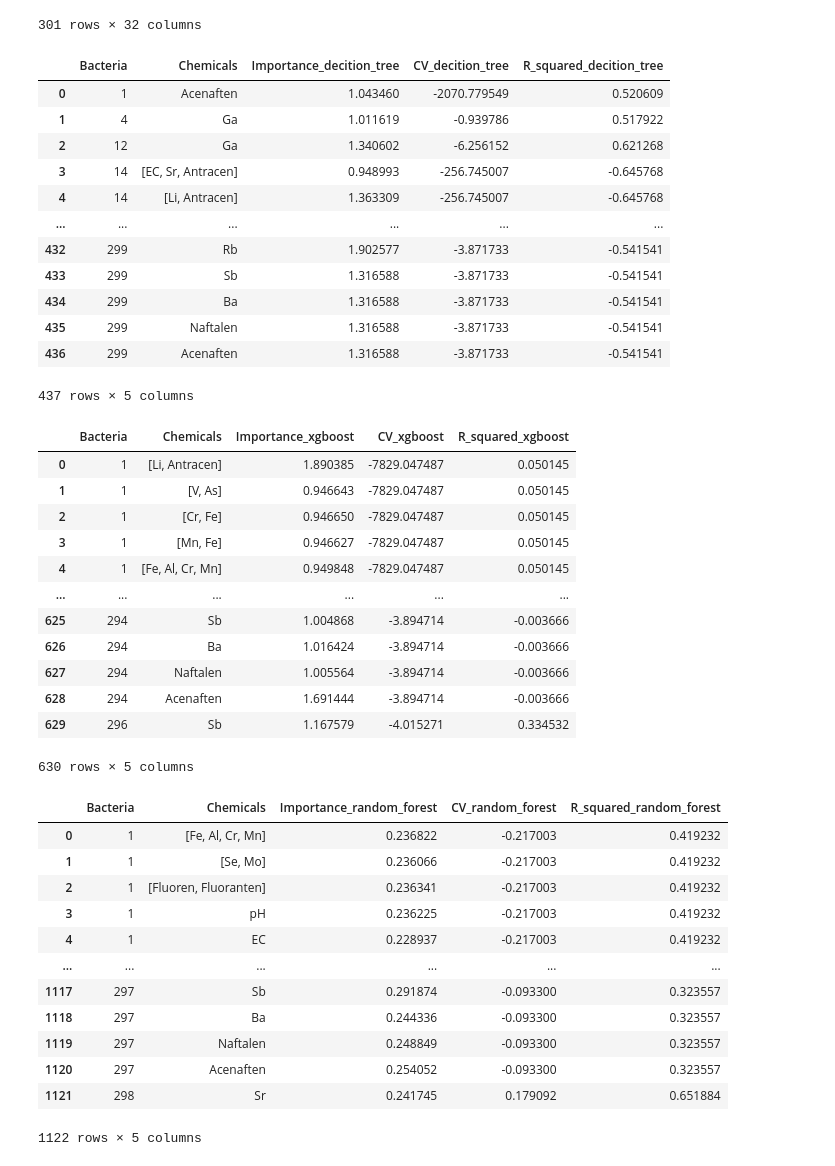
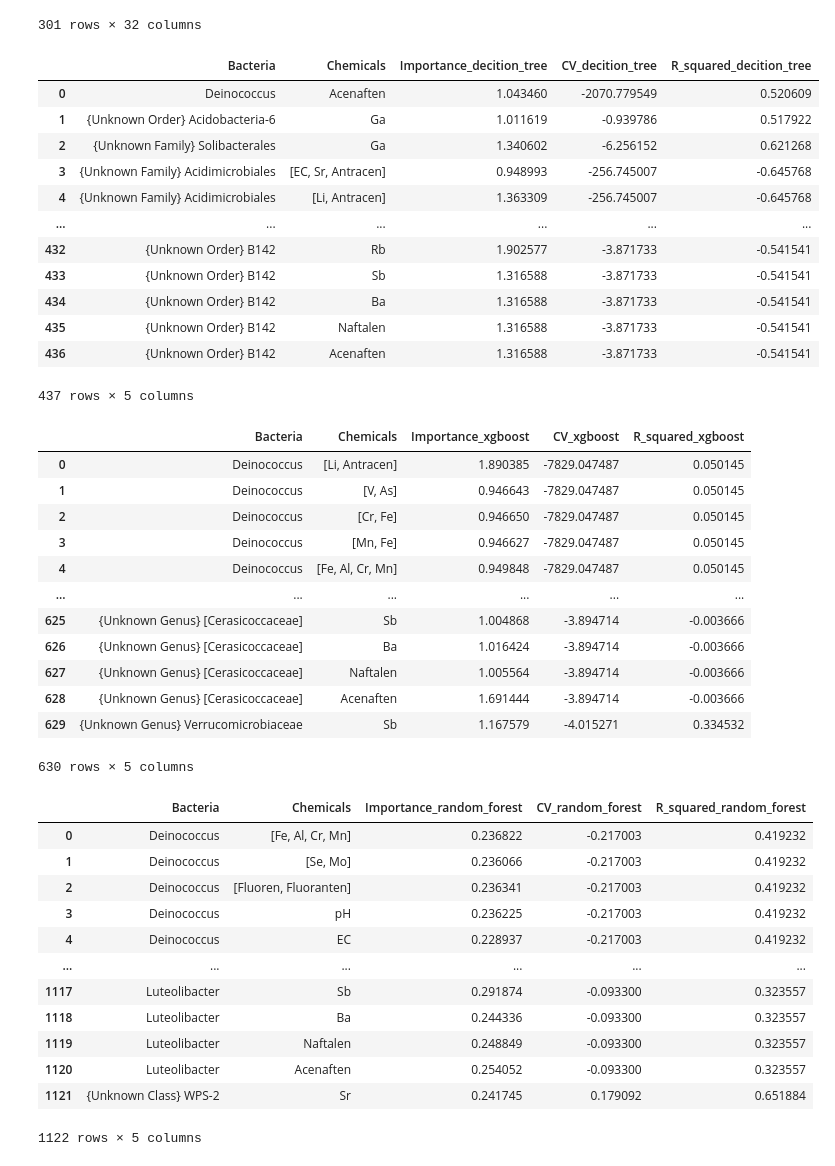
Before and after one commit to melehean/Bioinformatics-Project, a Jupyter notebook: genus_analysis.ipynb, the cells around one changed output. Drawn from its saved outputs; the diff is of its cells as text; code cells hidden in the pictures.

```diff
--- a/genus_analysis.ipynb
+++ b/genus_analysis.ipynb
@@ -54,24 +54,27 @@ genus_data
 # %%
 decition_tree_importance = results_gathering.important_relationships_for_all_bacteria(
     chemical_data,
     genus_data,
     ml_importance_methods.get_decision_tree_importance,
     model_name="decition_tree",
     importance_threshold=0.9)
-decition_tree_importance
+results_to_display_decision_tree = deepcopy(decition_tree_importance)
+names = results_gathering.name_lookup(list(results_to_display_decision_tree['Bacteria']), indices_to_names)
+results_to_display_decision_tree['Bacteria'] = names
+results_to_display_decision_tree
 # %% [output]
 |  | Bacteria | Chemicals | Importance_decition_tree | CV_decition_tree | R_squared_decition_tree |
-| 0 | 1 | Acenaften | 1.043460 | -2070.779549 | 0.520609 |
-| 1 | 4 | Ga | 1.011619 | -0.939786 | 0.517922 |
-| 2 | 12 | Ga | 1.340602 | -6.256152 | 0.621268 |
-| 3 | 14 | [EC, Sr, Antracen] | 0.948993 | -256.745007 | -0.645768 |
-| 4 | 14 | [Li, Antracen] | 1.363309 | -256.745007 | -0.645768 |
+| 0 | Deinococcus | Acenaften | 1.043460 | -2070.779549 | 0.520609 |
+| 1 | {Unknown Order} Acidobacteria-6 | Ga | 1.011619 | -0.939786 | 0.517922 |
+| 2 | {Unknown Family} Solibacterales | Ga | 1.340602 | -6.256152 | 0.621268 |
+| 3 | {Unknown Family} Acidimicrobiales | [EC, Sr, Antracen] | 0.948993 | -256.745007 | -0.645768 |
+| 4 | {Unknown Family} Acidimicrobiales | [Li, Antracen] | 1.363309 | -256.745007 | -0.645768 |
 | ... | ... | ... | ... | ... | ... |
-| 432 | 299 | Rb | 1.902577 | -3.871733 | -0.541541 |
-| 433 | 299 | Sb | 1.316588 | -3.871733 | -0.541541 |
-| 434 | 299 | Ba | 1.316588 | -3.871733 | -0.541541 |
-| 435 | 299 | Naftalen | 1.316588 | -3.871733 | -0.541541 |
-| 436 | 299 | Acenaften | 1.316588 | -3.871733 | -0.541541 |
+| 432 | {Unknown Order} B142 | Rb | 1.902577 | -3.871733 | -0.541541 |
+| 433 | {Unknown Order} B142 | Sb | 1.316588 | -3.871733 | -0.541541 |
+| 434 | {Unknown Order} B142 | Ba | 1.316588 | -3.871733 | -0.541541 |
+| 435 | {Unknown Order} B142 | Naftalen | 1.316588 | -3.871733 | -0.541541 |
+| 436 | {Unknown Order} B142 | Acenaften | 1.316588 | -3.871733 | -0.541541 |
 437 rows × 5 columns
 # %%
 xgboost_feature_importance = results_gathering.important_relationships_for_all_bacteria(
@@ -80,20 +83,23 @@ xgboost_feature_importance = results_gathering.important_relationships_for_all_b
     ml_importance_methods.get_xgboost_importance,
     model_name="xgboost",
     importance_threshold=0.9)
-xgboost_feature_importance
+results_to_display_xgboost = deepcopy(xgboost_feature_importance)
+names = results_gathering.name_lookup(list(results_to_display_xgboost['Bacteria']), indices_to_names)
+results_to_display_xgboost['Bacteria'] = names
+results_to_display_xgboost
 # %% [output]
 |  | Bacteria | Chemicals | Importance_xgboost | CV_xgboost | R_squared_xgboost |
-| 0 | 1 | [Li, Antracen] | 1.890385 | -7829.047487 | 0.050145 |
-| 1 | 1 | [V, As] | 0.946643 | -7829.047487 | 0.050145 |
-| 2 | 1 | [Cr, Fe] | 0.946650 | -7829.047487 | 0.050145 |
-| 3 | 1 | [Mn, Fe] | 0.946627 | -7829.047487 | 0.050145 |
-| 4 | 1 | [Fe, Al, Cr, Mn] | 0.949848 | -7829.047487 | 0.050145 |
+| 0 | Deinococcus | [Li, Antracen] | 1.890385 | -7829.047487 | 0.050145 |
+| 1 | Deinococcus | [V, As] | 0.946643 | -7829.047487 | 0.050145 |
+| 2 | Deinococcus | [Cr, Fe] | 0.946650 | -7829.047487 | 0.050145 |
+| 3 | Deinococcus | [Mn, Fe] | 0.946627 | -7829.047487 | 0.050145 |
+| 4 | Deinococcus | [Fe, Al, Cr, Mn] | 0.949848 | -7829.047487 | 0.050145 |
 | ... | ... | ... | ... | ... | ... |
-| 625 | 294 | Sb | 1.004868 | -3.894714 | -0.003666 |
-| 626 | 294 | Ba | 1.016424 | -3.894714 | -0.003666 |
-| 627 | 294 | Naftalen | 1.005564 | -3.894714 | -0.003666 |
-| 628 | 294 | Acenaften | 1.691444 | -3.894714 | -0.003666 |
-| 629 | 296 | Sb | 1.167579 | -4.015271 | 0.334532 |
+| 625 | {Unknown Genus} [Cerasicoccaceae] | Sb | 1.004868 | -3.894714 | -0.003666 |
+| 626 | {Unknown Genus} [Cerasicoccaceae] | Ba | 1.016424 | -3.894714 | -0.003666 |
+| 627 | {Unknown Genus} [Cerasicoccaceae] | Naftalen | 1.005564 | -3.894714 | -0.003666 |
+| 628 | {Unknown Genus} [Cerasicoccaceae] | Acenaften | 1.691444 | -3.894714 | -0.003666 |
+| 629 | {Unknown Genus} Verrucomicrobiaceae | Sb | 1.167579 | -4.015271 | 0.334532 |
 630 rows × 5 columns
 # %%
 random_forest_feature_importance = results_gathering.important_relationships_for_all_bacteria(
@@ -102,20 +108,23 @@ random_forest_feature_importance = results_gathering.important_relationships_for
     ml_importance_methods.get_random_forest_importance,
     model_name="random_forest",
     importance_threshold=0.15)
-random_forest_feature_importance
+results_to_display_rf = deepcopy(random_forest_feature_importance)
+names = results_gathering.name_lookup(list(results_to_display_rf['Bacteria']), indices_to_names)
+results_to_display_rf['Bacteria'] = names
+results_to_display_rf
 # %% [output]
 |  | Bacteria | Chemicals | Importance_random_forest | CV_random_forest | R_squared_random_forest |
-| 0 | 1 | [Fe, Al, Cr, Mn] | 0.236822 | -0.217003 | 0.419232 |
-| 1 | 1 | [Se, Mo] | 0.236066 | -0.217003 | 0.419232 |
-| 2 | 1 | [Fluoren, Fluoranten] | 0.236341 | -0.217003 | 0.419232 |
-| 3 | 1 | pH | 0.236225 | -0.217003 | 0.419232 |
-| 4 | 1 | EC | 0.228937 | -0.217003 | 0.419232 |
+| 0 | Deinococcus | [Fe, Al, Cr, Mn] | 0.236822 | -0.217003 | 0.419232 |
+| 1 | Deinococcus | [Se, Mo] | 0.236066 | -0.217003 | 0.419232 |
+| 2 | Deinococcus | [Fluoren, Fluoranten] | 0.236341 | -0.217003 | 0.419232 |
+| 3 | Deinococcus | pH | 0.236225 | -0.217003 | 0.419232 |
+| 4 | Deinococcus | EC | 0.228937 | -0.217003 | 0.419232 |
 | ... | ... | ... | ... | ... | ... |
-| 1117 | 297 | Sb | 0.291874 | -0.093300 | 0.323557 |
-| 1118 | 297 | Ba | 0.244336 | -0.093300 | 0.323557 |
-| 1119 | 297 | Naftalen | 0.248849 | -0.093300 | 0.323557 |
-| 1120 | 297 | Acenaften | 0.254052 | -0.093300 | 0.323557 |
-| 1121 | 298 | Sr | 0.241745 | 0.179092 | 0.651884 |
+| 1117 | Luteolibacter | Sb | 0.291874 | -0.093300 | 0.323557 |
+| 1118 | Luteolibacter | Ba | 0.244336 | -0.093300 | 0.323557 |
+| 1119 | Luteolibacter | Naftalen | 0.248849 | -0.093300 | 0.323557 |
+| 1120 | Luteolibacter | Acenaften | 0.254052 | -0.093300 | 0.323557 |
+| 1121 | {Unknown Class} WPS-2 | Sr | 0.241745 | 0.179092 | 0.651884 |
 1122 rows × 5 columns
 # %%
 final_results = results_gathering.prepare_final_results(
```
Also changed, not shown: parts of 2 cells of this notebook, 12 other files.
